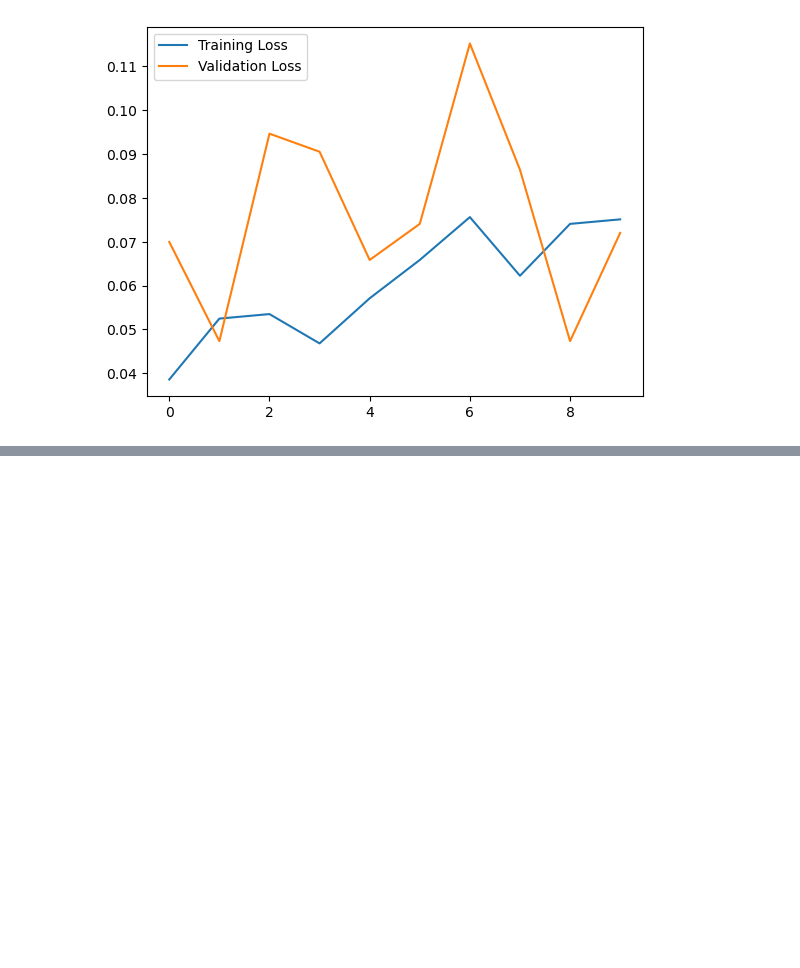
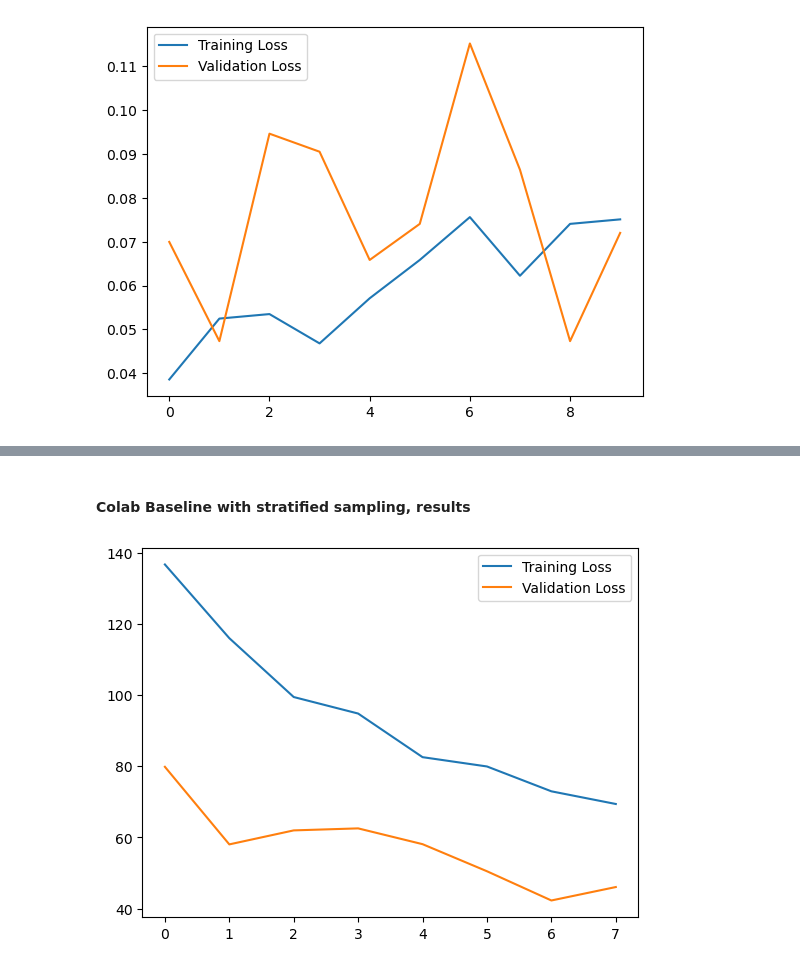
Before and after one commit to zaisid/DATA4380_Vision, a Jupyter notebook: Vision_TrainBaseModel.ipynb, the cells around one changed output, grey strips where cells are left out. Cells and saved outputs as stored; diff of their text form; code cells hidden in the pictures; blank space fills up the shorter version.

Commit message:
Baseline Update

```diff
--- a/Vision_TrainBaseModel.ipynb
+++ b/Vision_TrainBaseModel.ipynb
@@ -352,2 +359,16 @@ plt.show()
 # %%
 model.save("BaseModel.keras")
+# %% [markdown]
+#### Colab Baseline with stratified sampling, results
+# %%
+plt.plot(range(8),
+         [136.7275,116.0169,99.4707,94.8276,82.5701,79.9546,72.9690,69.4060],
+         label="Training Loss")
+
+plt.plot(range(8),
+         [79.8570,58.0530,61.9865,62.5520,58.1141,50.5001,42.2873,46.0645],
+         label="Validation Loss")
+plt.legend()
+plt.show()
+# %% [output]
+[figure, added]
```
Also changed, not shown: parts of 3 cells of this notebook.
